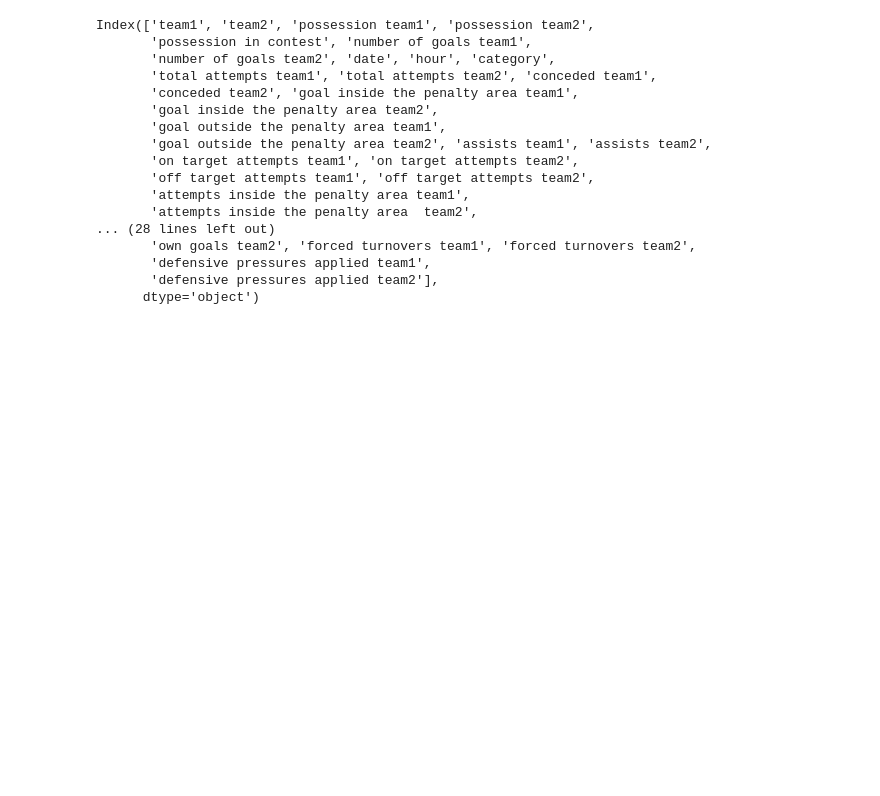
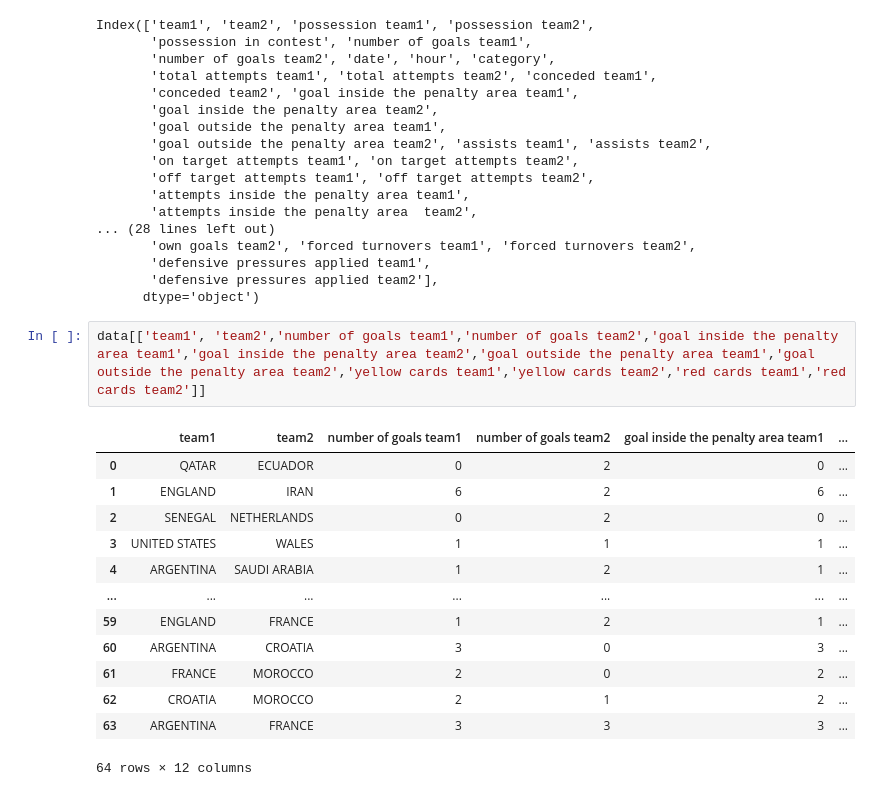
Before and after one commit to aryanrada/data-visualization-project, a Jupyter notebook: Fifa_world_cup_2022 analysis/analysis.ipynb, the cells around one changed output. Cells and saved outputs as stored; diff of their text form; blank space fills up the shorter version.

```diff
--- a/Fifa_world_cup_2022 analysis/analysis.ipynb
+++ b/Fifa_world_cup_2022 analysis/analysis.ipynb
@@ -70,3 +67,19 @@ Index(['team1', 'team2', 'possession team1', 'possession team2',
        'defensive pressures applied team1',
        'defensive pressures applied team2'],
       dtype='object')
+# %%
+data[['team1', 'team2','number of goals team1','number of goals team2','goal inside the penalty area team1','goal inside the penalty area team2','goal outside the penalty area team1','goal outside the penalty area team2','yellow cards team1','yellow cards team2','red cards team1','red cards team2']]
+# %% [output]
+|  | team1 | team2 | number of goals team1 | number of goals team2 | goal inside the penalty area team1 | ... |
+| 0 | QATAR | ECUADOR | 0 | 2 | 0 | ... |
+| 1 | ENGLAND | IRAN | 6 | 2 | 6 | ... |
+| 2 | SENEGAL | NETHERLANDS | 0 | 2 | 0 | ... |
+| 3 | UNITED STATES | WALES | 1 | 1 | 1 | ... |
+| 4 | ARGENTINA | SAUDI ARABIA | 1 | 2 | 1 | ... |
+| ... | ... | ... | ... | ... | ... | ... |
+| 59 | ENGLAND | FRANCE | 1 | 2 | 1 | ... |
+| 60 | ARGENTINA | CROATIA | 3 | 0 | 3 | ... |
+| 61 | FRANCE | MOROCCO | 2 | 0 | 2 | ... |
+| 62 | CROATIA | MOROCCO | 2 | 1 | 2 | ... |
+| 63 | ARGENTINA | FRANCE | 3 | 3 | 3 | ... |
+64 rows × 12 columns
```
Also changed, not shown: parts of 10 cells of this notebook.
